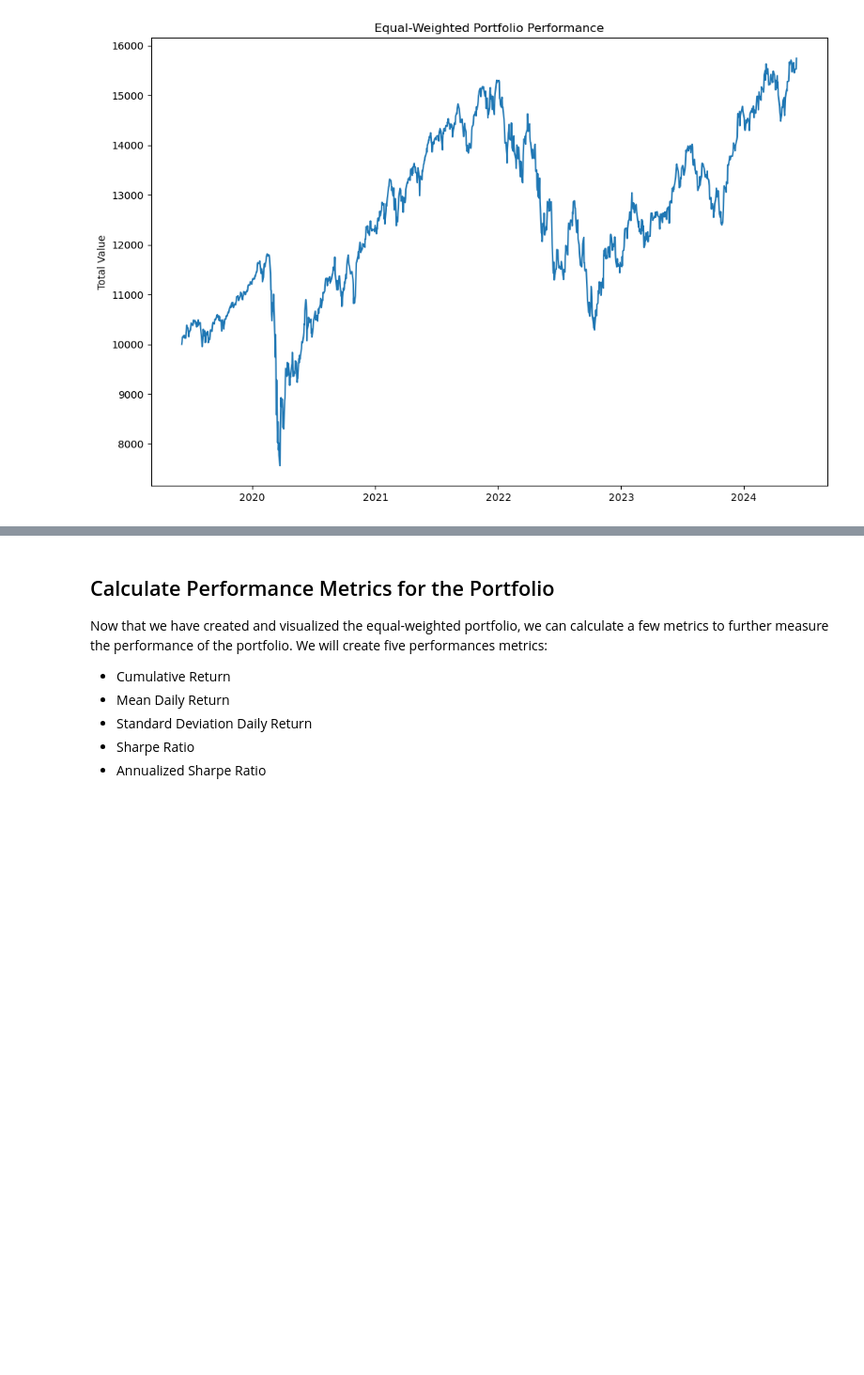
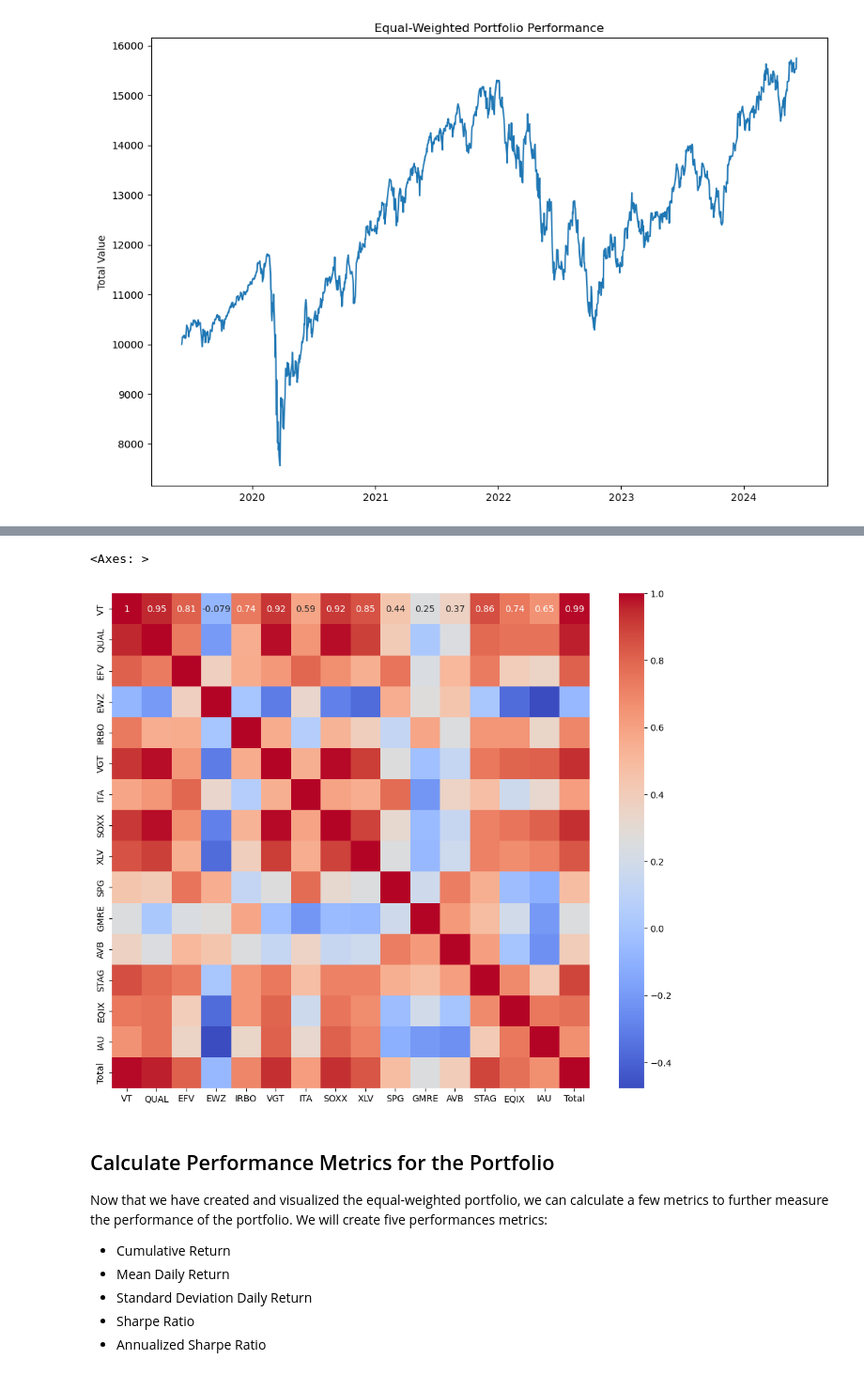
Before and after one commit to guilhermegscastro/Portifolio-Optimization, a Jupyter notebook: Portfolio Optimization.ipynb, the cells around one changed output, grey strips where cells are left out. Shown at 94% size. Drawn from its saved outputs; the diff is of its cells as text; code cells hidden in the pictures; blank space fills up the shorter version.

```diff
--- a/Portfolio Optimization.ipynb
+++ b/Portfolio Optimization.ipynb
@@ -148,3 +149,16 @@ plt.ylabel('Total Value');
+# %%
+# Define the columns to include in correlation
+corr_df = position_values
+
+# Calculate the correlation matrix
+corr_matrix = corr_df.corr()
+
+# Create the heatmap
+plt.figure(figsize=(12,10))
+sns.heatmap(corr_matrix, annot=True, cmap='coolwarm')
+# %% [output]
+<Axes: >
+[figure, added]
 # %% [markdown]
 ## Calculate Performance Metrics for the Portfolio
 Now that we have created and visualized the equal-weighted portfolio, we can calculate a few metrics to further measure the performance of the portfolio. We will create five performances metrics:
```
Also changed, not shown: parts of 4 cells of this notebook.
